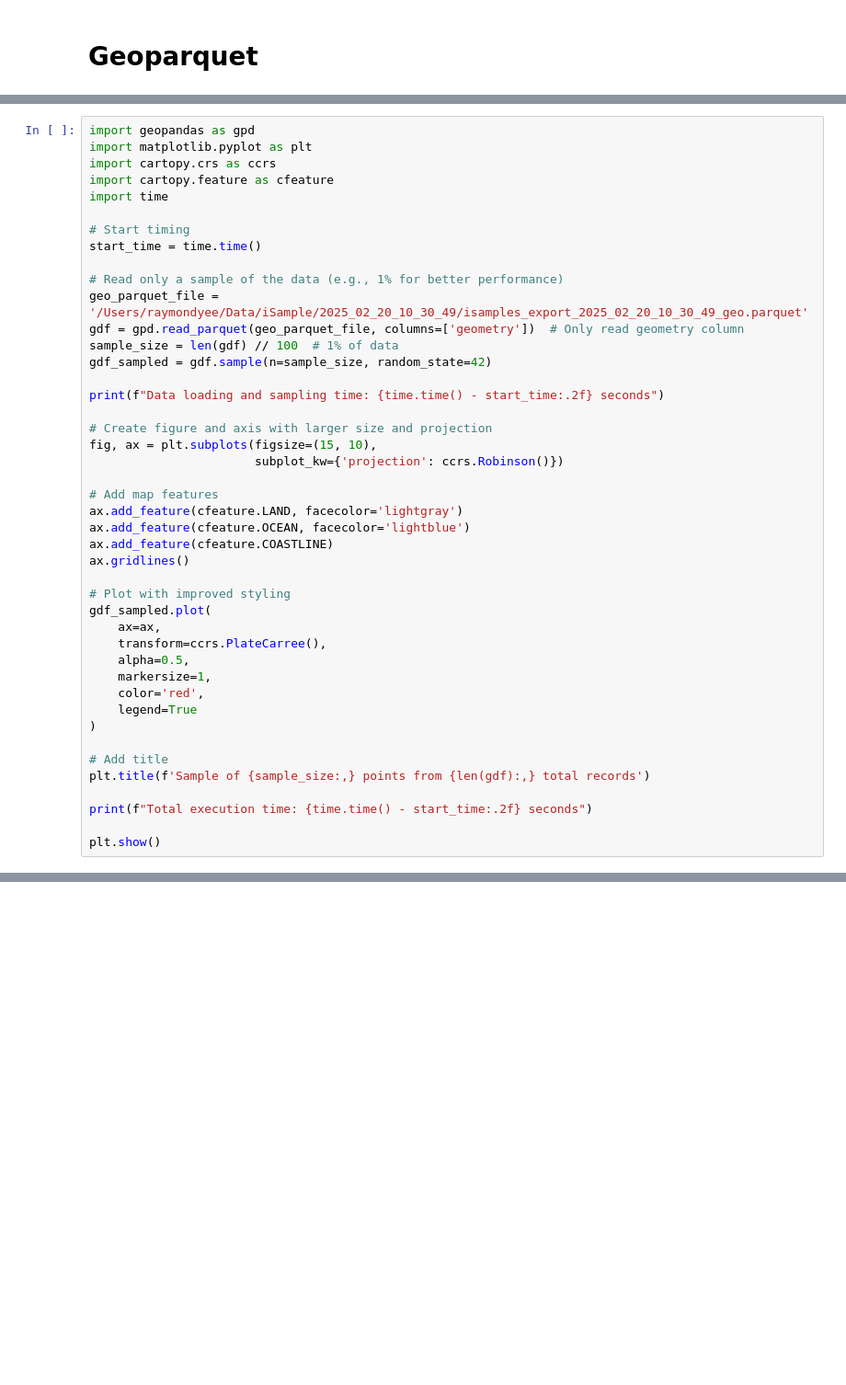
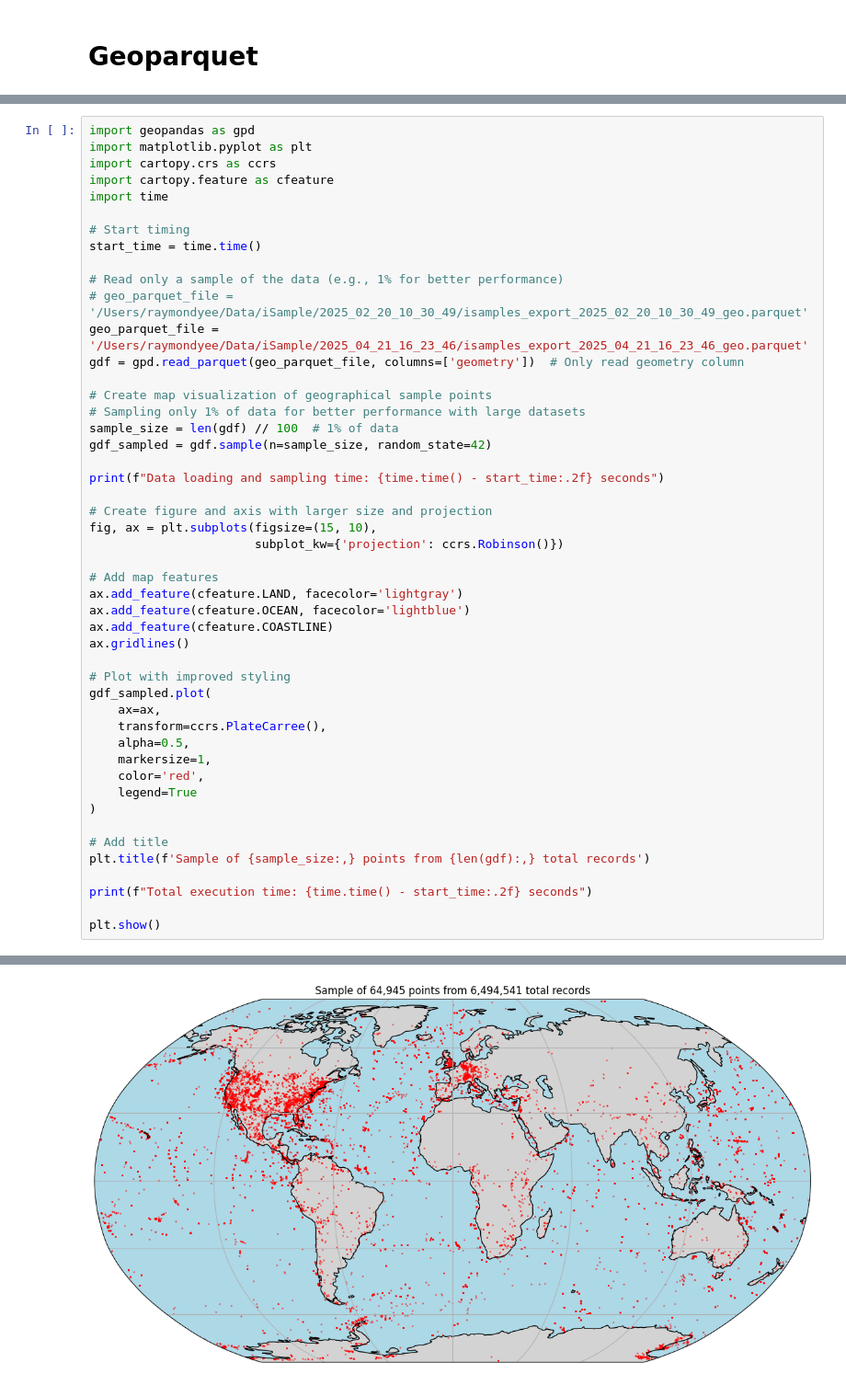
Before and after one commit to isamplesorg/examples, a Jupyter notebook: examples/basic/record_counts.ipynb, the cells around one changed output, grey strips where cells are left out. Shown: that part at 92% size. Saved outputs shown, nothing was run; the diff lists cells and outputs as text; blank space fills up the shorter version.

```diff
--- a/examples/basic/record_counts.ipynb
+++ b/examples/basic/record_counts.ipynb
@@ -810,8 +1243,12 @@ import time
 start_time = time.time()
 
 # Read only a sample of the data (e.g., 1% for better performance)
-geo_parquet_file = '/Users/raymondyee/Data/iSample/2025_02_20_10_30_49/isamples_export_2025_02_20_10_30_49_geo.parquet'
+# geo_parquet_file = '/Users/raymondyee/Data/iSample/2025_02_20_10_30_49/isamples_export_2025_02_20_10_30_49_geo.parquet'
+geo_parquet_file = '/Users/raymondyee/Data/iSample/2025_04_21_16_23_46/isamples_export_2025_04_21_16_23_46_geo.parquet'
 gdf = gpd.read_parquet(geo_parquet_file, columns=['geometry'])  # Only read geometry column
+
+# Create map visualization of geographical sample points
+# Sampling only 1% of data for better performance with large datasets
 sample_size = len(gdf) // 100  # 1% of data
 gdf_sampled = gdf.sample(n=sample_size, random_state=42)
 
@@ -843,3 +1280,4 @@ plt.title(f'Sample of {sample_size:,} points from {len(gdf):,} total records')
 print(f"Total execution time: {time.time() - start_time:.2f} seconds")
 
 plt.show()
+# %% [output]
@@ -846,3 +1286,4 @@ plt.show()
+[figure, added]
 # %%
 import duckdb
 import os
```
Also changed, not shown: parts of 60 cells of this notebook, 4 other files.
